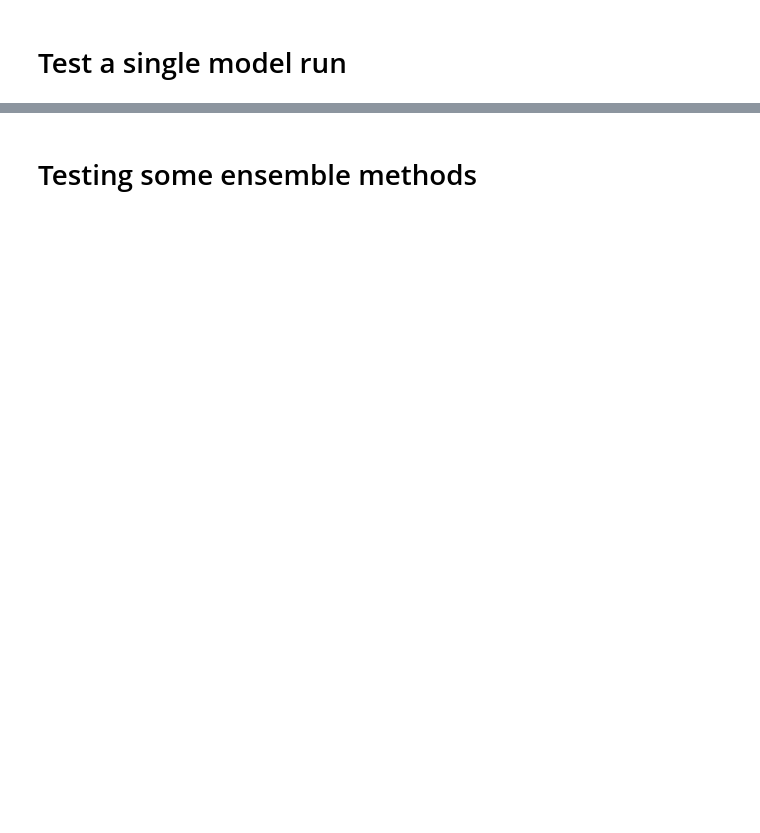
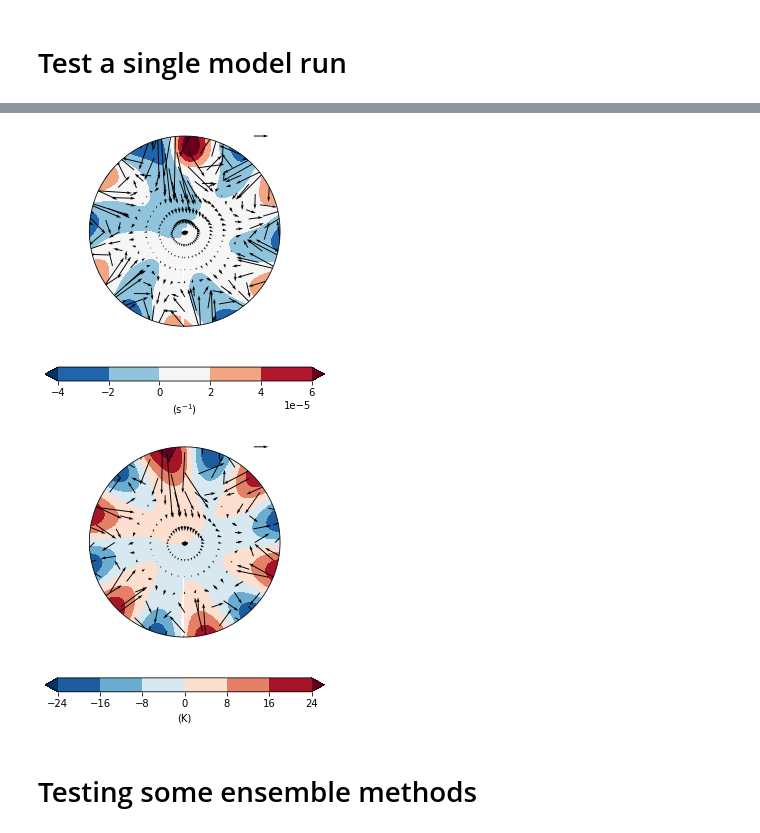
Before and after one commit to cdb227/bm3_forced_barotropic, a Jupyter notebook: ensemble_testing.ipynb, the cells around one changed output, grey strips where cells are left out. Saved outputs shown, nothing was run; the diff lists cells and outputs as text; code cells hidden in the pictures; blank space fills up the shorter version.

```diff
--- a/ensemble_testing.ipynb
+++ b/ensemble_testing.ipynb
@@ -22,14 +23,15 @@ from cartopy.mpl.gridliner import LONGITUDE_FORMATTER, LATITUDE_FORMATTER
 # %% [markdown]
 # Test a single model run
 # %%
-tstep = 1200 #seconds
-Nt = tstep*100 #500 timesteps
+dt = 1200 #time between integration stesp (seconds)
+Nt = 500 #number of integration steps
+T= 500*1200 #total integration time
 
 #T42 resolution
 nlat=64; nlon=128
 st = Sphere(nlat,nlon)
 #st.held_1985()
-F = Forcing(st,tstep,Nt)
+F = Forcing(st,dt,T)
 
 k0=6
 vortp = 10e-5 * np.exp( -0.5 * (st.glats - 20.)**2 / 10**2 ) * np.cos(k0 * st.rlons)
@@ -39,9 +41,9 @@ ics = np.array([vortp,thetap])
 #this is annoying but the forcing is generated as a separate full timeseries
 #so that ensemble members can share information in the case of stochastic eddys w/ rednoise
 forcing_tseries=F.generate_gaussianblob_tseries()
+#print(forcing_tseries.shape)
 
-sln = Solver(st,tstep=tstep, T=Nt, ofreq=2, ics= ics, forcing_tseries=forcing_tseries).integrate_dynamics(nonlinear=False)
-
+sln = Solver(st, forcing=F, ofreq=2, ics= ics).integrate_dynamics(linear=True)
 tidx=40
 f,ax=plotters.plot_vort(sln.isel(time=tidx))
 f,ax=plotters.add_windvecs(f,ax, sln.isel(time=tidx), thin=3)
@@ -55,3 +53,5 @@ f,ax=plotters.add_windvecs(f,ax, sln.isel(time=tidx), thin=4)
+[figure, added]
+[figure, added]
 # %% [markdown]
 # Testing some ensemble methods
 # %%
```
Also changed, not shown: parts of 4 cells of this notebook, 9 other files.
